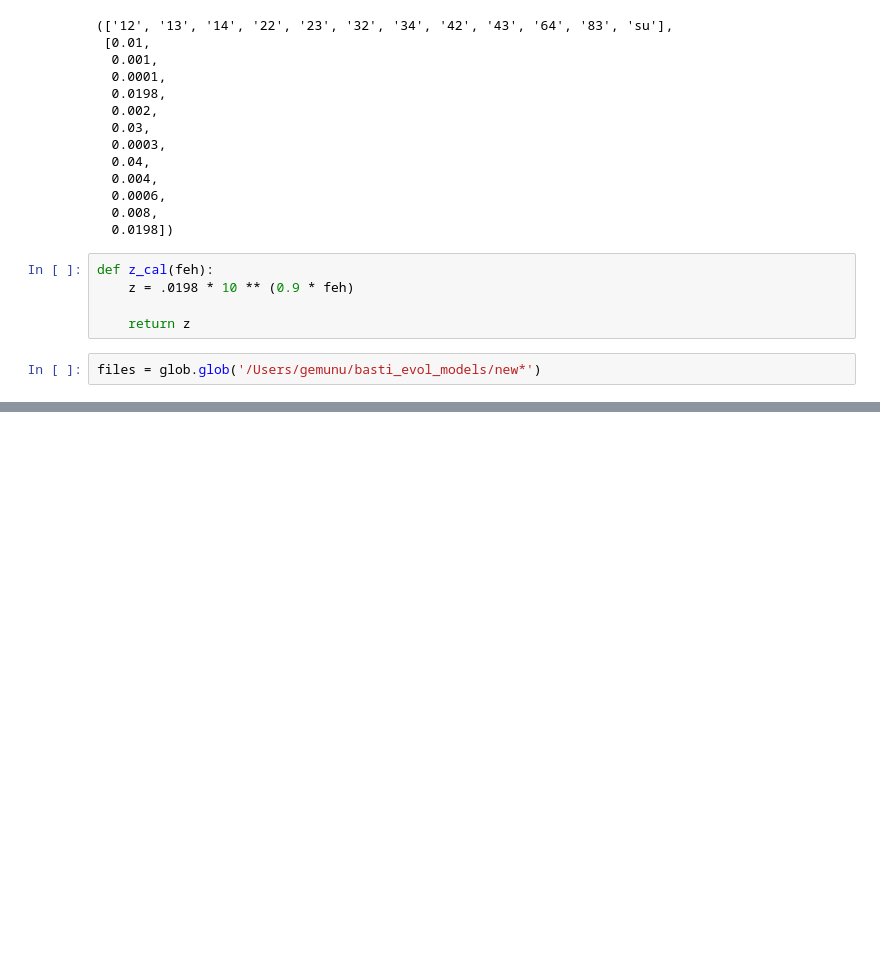
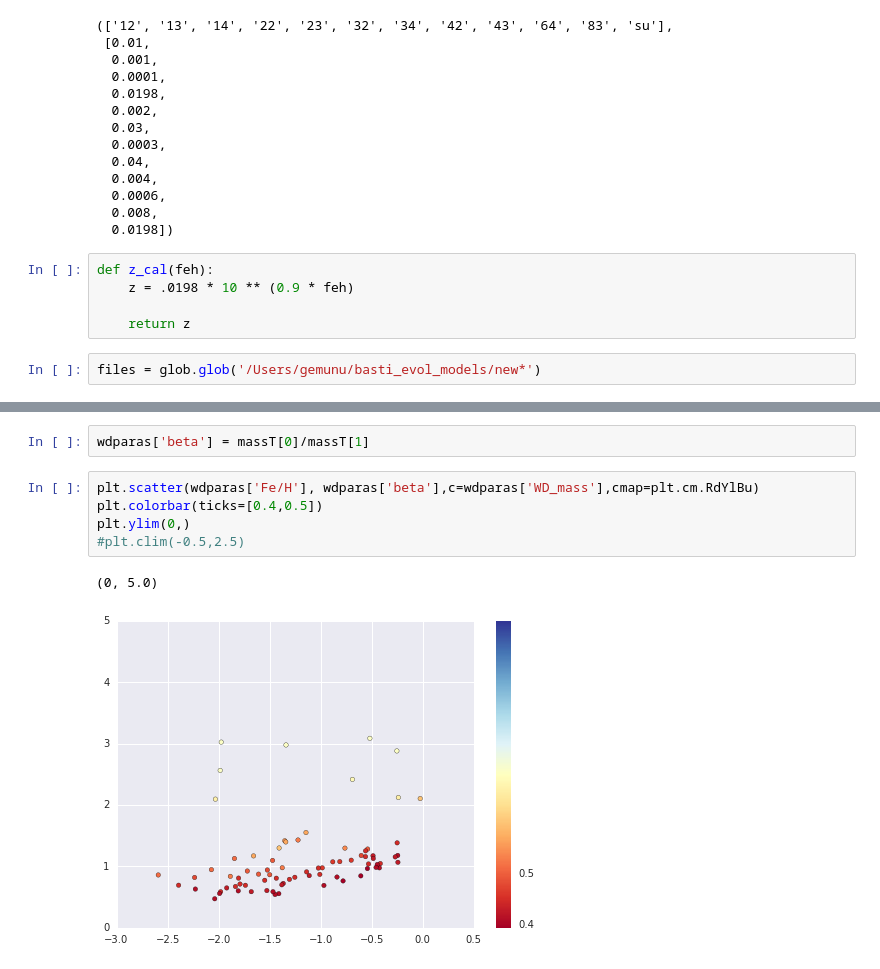
Before and after one commit to gemunu/Thesis, a Jupyter notebook: MT_efficiency.ipynb, the cells around one changed output, grey strips where cells are left out. Drawn from its saved outputs; the diff is of its cells as text; blank space fills up the shorter version.

```diff
--- a/MT_efficiency.ipynb
+++ b/MT_efficiency.ipynb
@@ -241,0 +213,10 @@ wdparas
+# %%
+wdparas['beta'] = massT[0]/massT[1]
+# %%
+plt.scatter(wdparas['Fe/H'], wdparas['beta'],c=wdparas['WD_mass'],cmap=plt.cm.RdYlBu)
+plt.colorbar(ticks=[0.4,0.5])
+plt.ylim(0,)
+#plt.clim(-0.5,2.5)
+# %% [output]
+(0, 5.0)
+[figure, added]
```
Also changed, not shown: parts of 10 cells of this notebook.
